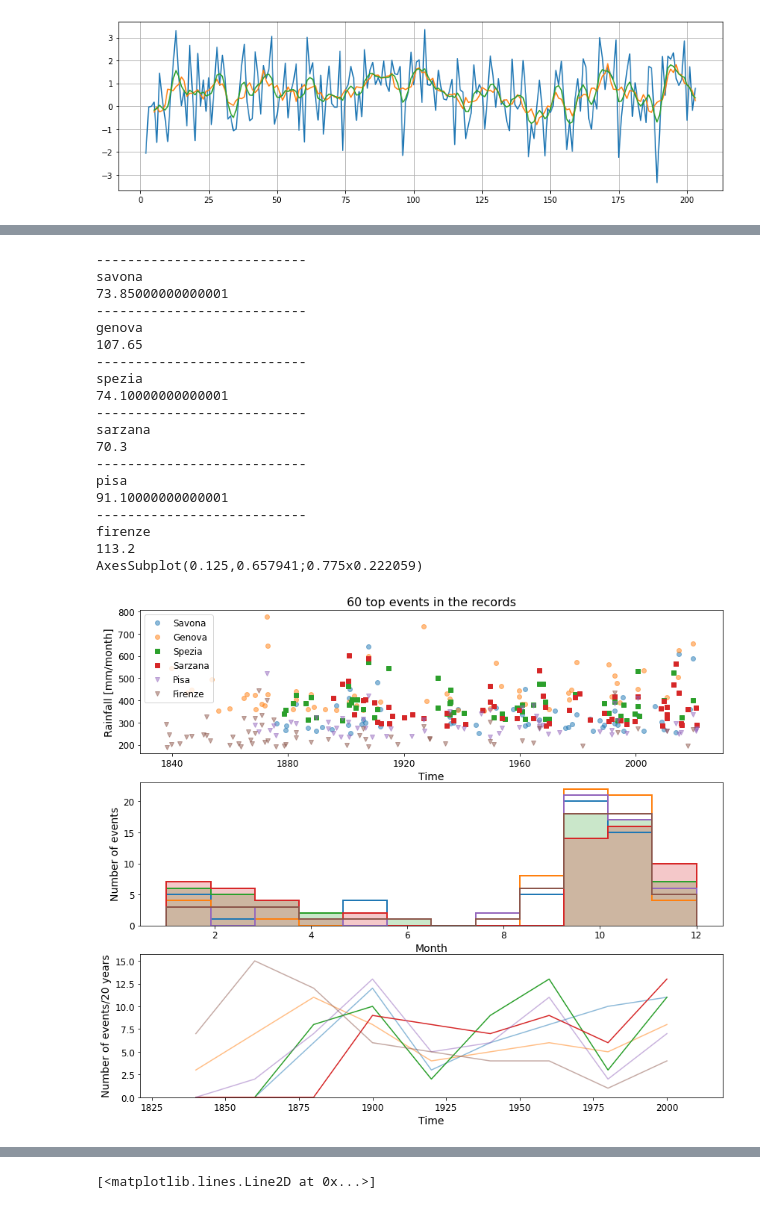
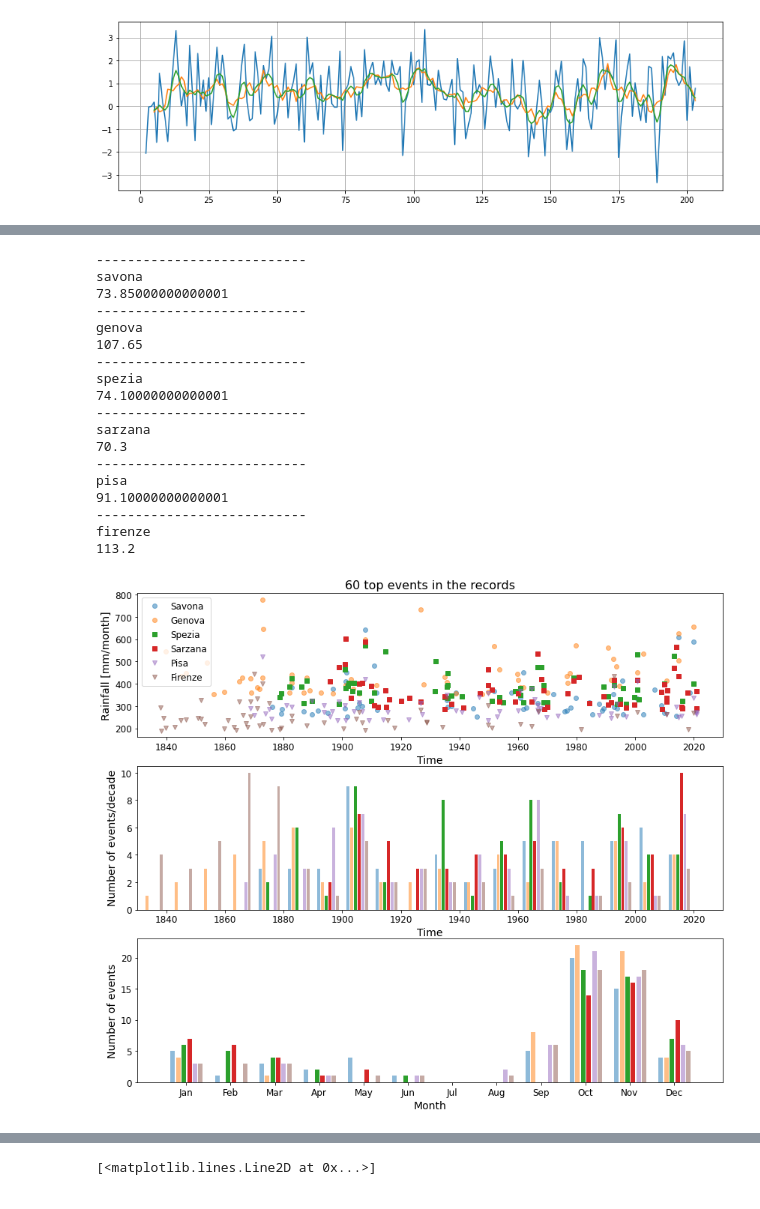
Before and after one commit to agonmer/magra_rainfall, a Jupyter notebook: rainfall_series.ipynb, the cells around one changed output, grey strips where cells are left out. Drawn from its saved outputs; the diff is of its cells as text; code cells hidden in the pictures.

Commit message:
bar plot

```diff
--- a/rainfall_series.ipynb
+++ b/rainfall_series.ipynb
@@ -657,8 +657,10 @@ The NAO index is smoothed over 11 years
 case_list = ['savona','genova','spezia','sarzana','pisa','firenze']
 city_list = ['Savona','Genova','Spezia','Sarzana','Pisa','Firenze']
 marker_list = ['o','o','s','s','v','v']
+alpha_list = [0.5,0.5,1,1,0.5,0.5]
+label_month = ['Jan','Feb','Mar','Apr','May','Jun','Jul','Aug','Sep','Oct','Nov','Dec']
 
-fig, (ax1,ax2,ax3)= plt.subplots(3,1,figsize=(14,12))
+fig, (ax1,ax3,ax2)= plt.subplots(3,1,figsize=(14,12))
 cc = 0
 Ntop = 60 # Choose here the number of top values to select!
 
@@ -676,31 +678,26 @@ for case in case_list:
 
     rainfall_regular = df.rainfall_regular.values
     print(0.05*np.sum(~np.isnan(rainfall_regular))) # This would be the number of events corresponding to a 5th percentile
-
-    if case=='sarzana' or case=='spezia':
-        ax1.plot(time_top,rainfall_top,marker_list[cc],color='C'+str(cc),label=city_list[cc])
-    else:
-        ax1.plot(time_top,rainfall_top,marker_list[cc],color='C'+str(cc),label=city_list[cc],alpha=0.5)
+    ax1.plot(time_top,rainfall_top,marker_list[cc],color='C'+str(cc),label=city_list[cc],alpha=alpha_list[cc])
 
     # Compute their seasonal histograms.
     months_top = time_top.astype('datetime64[M]').astype(int) % 12 + 1
-    if case=='sarzana' or case=='spezia':
-        ax2.hist(months_top,bins=12,color='C'+str(cc),alpha=0.25)
-        ax2.hist(months_top,bins=12,color='C'+str(cc),histtype=u'step',linewidth=2)
-    else:
-        ax2.hist(months_top,bins=12,color='C'+str(cc),histtype=u'step',linewidth=2)
+    n,x,_ = ax2.hist(months_top,bins=np.arange(0.5,13.5,1),color='C'+str(cc),alpha=0)
+    ax2.bar(x[:-1]+0.2+cc/8,n,width=0.1,color='C'+str(cc),alpha=alpha_list[cc])
+
+    #if case=='sarzana' or case=='spezia':
+    #    ax2.hist(months_top,bins=12,color='C'+str(cc),alpha=0.25)
+    #    ax2.hist(months_top,bins=12,color='C'+str(cc),histtype=u'step',linewidth=2)
+    #else:
+    #    ax2.hist(months_top,bins=12,color='C'+str(cc),histtype=u'step',linewidth=2)
 
     # Compute their frequency per decade.
     years_top = time_top.astype('datetime64[Y]').astype(int) + 1970
 
-    n,x,_ = ax3.hist(years_top,bins=np.arange(1830,2030,20),color='C'+str(cc),alpha=0)
-    bin_centers = 0.5*(x[1:]+x[:-1])
-
-    if case=='sarzana' or case=='spezia':
-        plt.plot(bin_centers,n,color='C'+str(cc))
-    else:
-        plt.plot(bin_centers,n,color='C'+str(cc),alpha=0.5)
-
+    n,x,_ = ax3.hist(years_top,bins=np.arange(1830,2030,10),color='C'+str(cc),alpha=0)
+    #bin_centers = 0.5*(x[1:]+x[:-1])
+    n[n==0]=np.nan
+    ax3.bar(x[:-1]+2+10*cc/8,n,width=1,color='C'+str(cc),alpha=alpha_list[cc])
 
     cc += 1
 
@@ -709,39 +706,41 @@ ax1.set_ylabel('Rainfall [mm/month]',fontsize=14)
 ax1.set_xlabel('Time',fontsize=14)
 ax1.set_title(f'{Ntop} top events in the records',fontsize=16)
 ax1.tick_params(axis='both',labelsize=12)
-print(ax1)
+ax1.set_xlim([np.datetime64('1830-01-01'),np.datetime64('2030-01-01')])
 
 ax2.set_ylabel('Number of events',fontsize=14)
 ax2.set_xlabel('Month',fontsize=14)
-#ax2.set_xticks(np.arange(12)+0.5)
-#ax2.set_xticklabels(label_month)
+ax2.set_xticks(np.arange(1,13,1))
+ax2.set_xticklabels(label_month)
 ax2.tick_params(axis='both', labelsize=12)
 
-ax3.set_ylabel('Number of events/20 years',fontsize=14)
+ax3.set_ylabel('Number of events/decade',fontsize=14)
 ax3.set_xlabel('Time',fontsize=14)
 ax3.tick_params(axis='both', labelsize=12)
+ax3.set_xlim([1830,2030])
+ax3.set_xticks(np.arange(1840,2040,20))
+#ax3.set_xticklabels(label_month)
 
 plt.savefig(f'./figures/top{Ntop}_events.png',bbox_inches = 'tight')
 # %% [output]
 ---------------------------
 savona
 73.85000000000001
 ---------------------------
 genova
 107.65
 ---------------------------
 spezia
 74.10000000000001
 ---------------------------
 sarzana
 70.3
 ---------------------------
 pisa
 91.10000000000001
 ---------------------------
 firenze
 113.2
-AxesSubplot(0.125,0.657941;0.775x0.222059)
-[figure, old version]
+[figure, new version]
 # %%
 time_top
```
Also changed, not shown: parts of 2 cells of this notebook.
